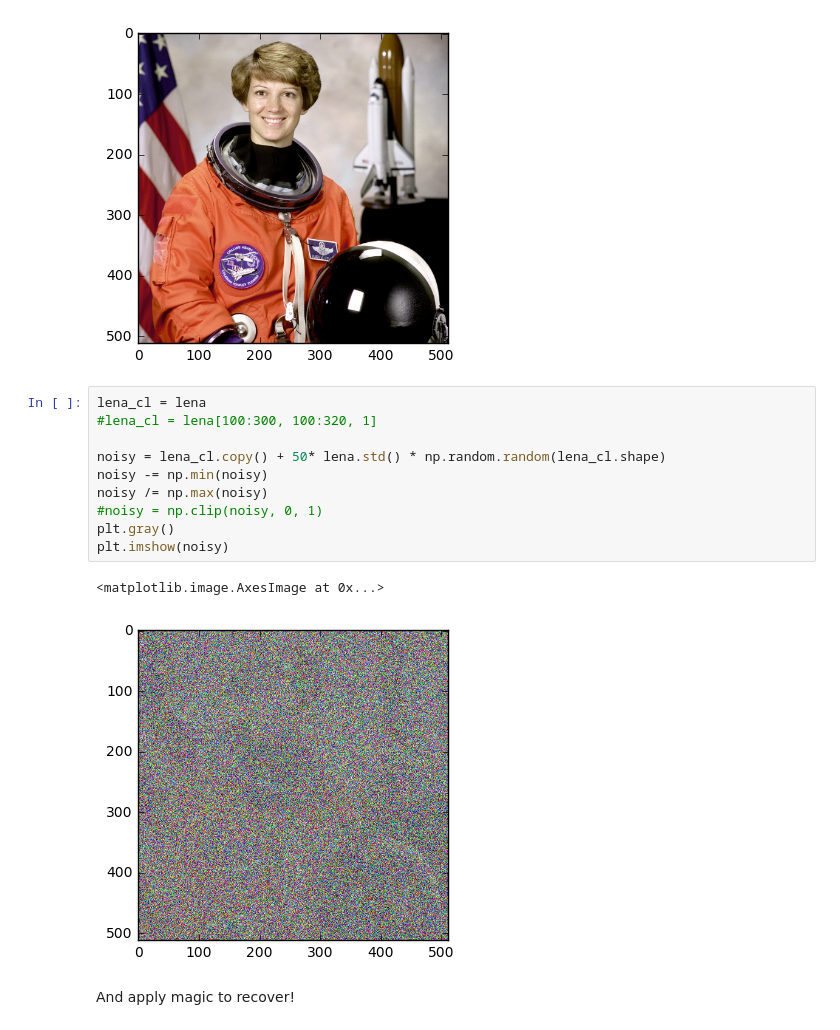
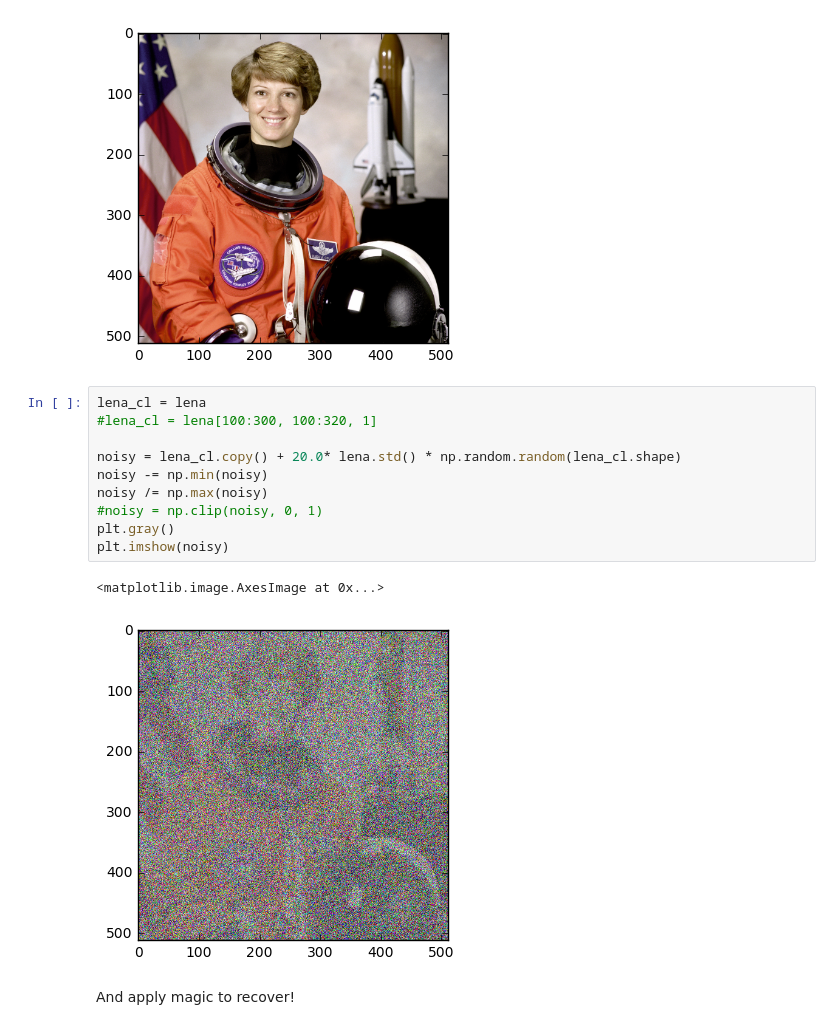
Before and after one commit to oseledets/nla2016, a Jupyter notebook: lectures/tv-denoising-demo.ipynb, the cells around one changed output. Saved outputs shown, nothing was run; the diff lists cells and outputs as text.

```diff
--- a/lectures/tv-denoising-demo.ipynb
+++ b/lectures/tv-denoising-demo.ipynb
@@ -37,16 +37,16 @@ plt.imshow(lena)
 # %%
 lena_cl = lena
 #lena_cl = lena[100:300, 100:320, 1]
 
-noisy = lena_cl.copy() + 50* lena.std() * np.random.random(lena_cl.shape)
+noisy = lena_cl.copy() + 20.0* lena.std() * np.random.random(lena_cl.shape)
 noisy -= np.min(noisy)
 noisy /= np.max(noisy)
 #noisy = np.clip(noisy, 0, 1)
 plt.gray()
 plt.imshow(noisy)
 # %% [output]
 <matplotlib.image.AxesImage at 0x...>
-[figure, old version]
+[figure, new version]
 # %% [markdown]
 And apply magic to recover!
 # %%
```
Also changed, not shown: parts of 1 cell of this notebook, 4 other files.
